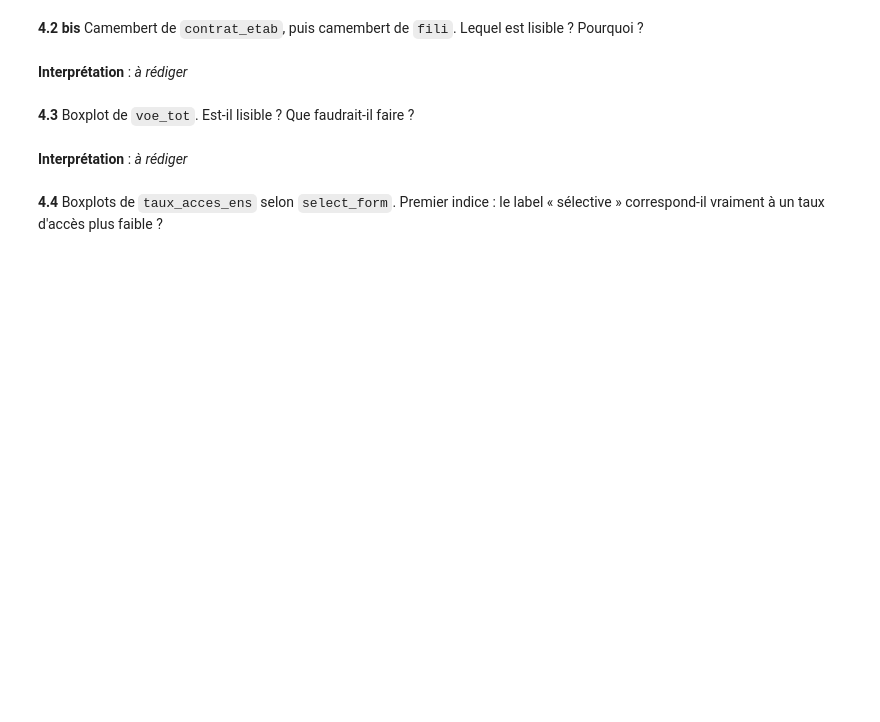
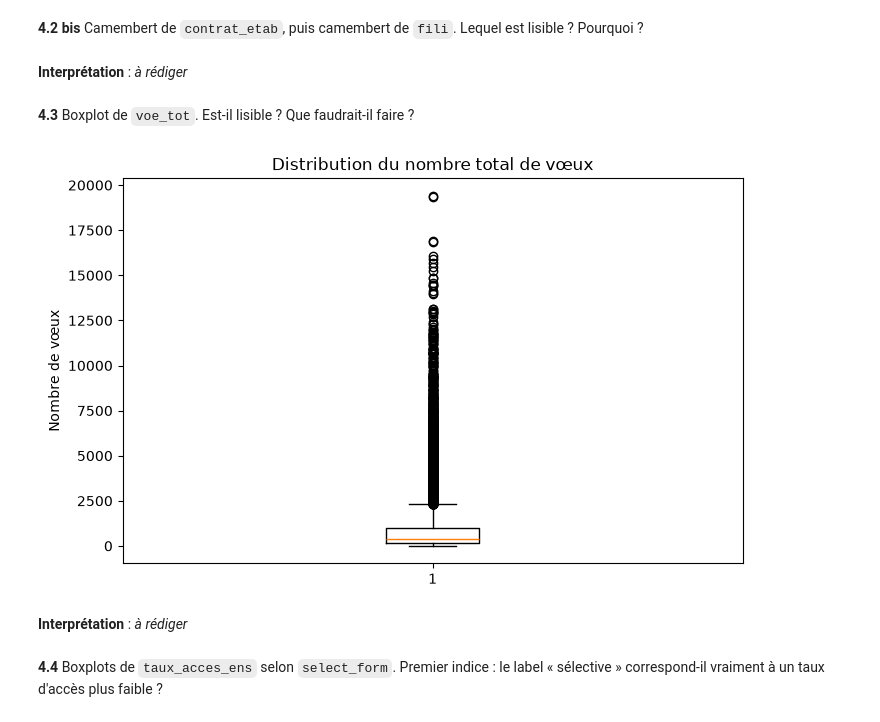
Before and after one commit to AhmedJr-ops/Parcoursup, a Jupyter notebook: TP_Parcoursup.ipynb, the cells around one changed output. Saved outputs shown, nothing was run; the diff lists cells and outputs as text; code cells hidden in the pictures; blank space fills up the shorter version.

```diff
--- a/TP_Parcoursup.ipynb
+++ b/TP_Parcoursup.ipynb
@@ -205,6 +229,16 @@ Coefficient de variation : 1.6721318872177755
 **Interprétation** : _à rédiger_
 # %% [markdown]
 **4.3** Boxplot de `voe_tot`. Est-il lisible ? Que faudrait-il faire ?
+# %%
+import matplotlib.pyplot as plt
+
+plt.figure(figsize=(8, 5))
+plt.boxplot(df["voe_tot"].dropna())
+plt.ylabel("Nombre de vœux")
+plt.title("Distribution du nombre total de vœux")
+plt.show()
+# %% [output]
+[figure, added]
 # %% [markdown]
 **Interprétation** : _à rédiger_
 # %% [markdown]
```
Also changed, not shown: parts of 4 cells of this notebook.
